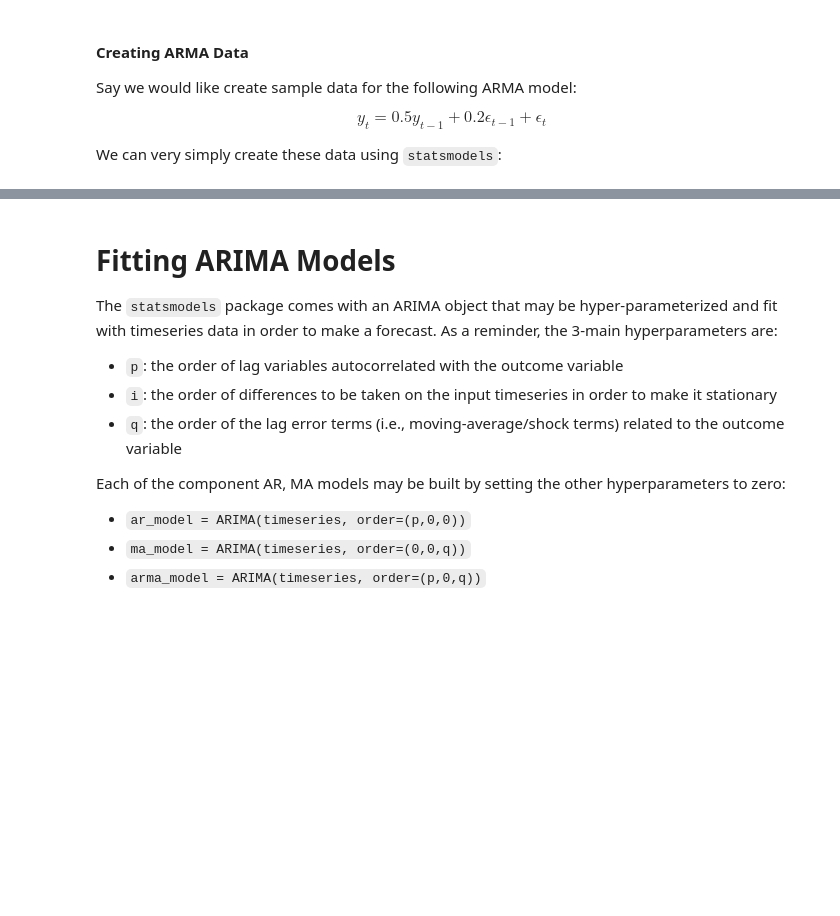
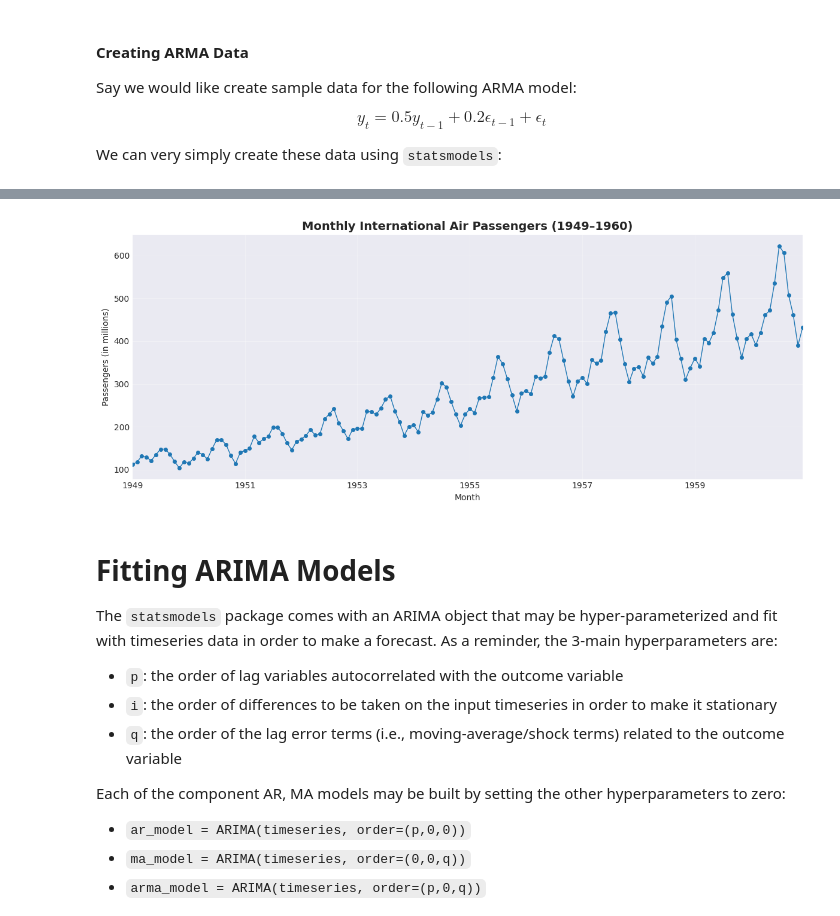
Before and after one commit to kdonavin/meta-prophet-guide, a Jupyter notebook: NOTES/ARIMA_guide.ipynb, the cells around one changed output, grey strips where cells are left out. Saved outputs shown, nothing was run; the diff lists cells and outputs as text; code cells hidden in the pictures; blank space fills up the shorter version.

```diff
--- a/NOTES/ARIMA_guide.ipynb
+++ b/NOTES/ARIMA_guide.ipynb
@@ -509,3 +589,37 @@ A timeseries may be _integrated_ by differencing in order to achieve stationary
+# %%
+import matplotlib.dates as mdates
+from matplotlib.ticker import FuncFormatter
+
+# Load CSV and parse the 'ds' date column
+df = pd.read_csv("DATA/air_passengers.csv", parse_dates=["ds"])
+
+# Set the datetime index and select the value column
+df.set_index("ds", inplace=True)
+series = df["y"].astype(float)
+
+# Plot style and figure
+plt.style.use("seaborn-v0_8-darkgrid")
+fig, ax = plt.subplots(figsize=(12, 5))
+
+# Plot the series with markers for readability
+series.plot(ax=ax, color="tab:blue", linewidth=1, marker="o", markersize=4)
+
+# Titles and labels
+ax.set_title("Monthly International Air Passengers (1949–1960)", fontsize=14, weight="bold")
+ax.set_xlabel("Month")
+ax.set_ylabel("Passengers (in millions)")
+
+# Format y-axis with thousands separator
+ax.yaxis.set_major_formatter(FuncFormatter(lambda x, pos: f"{int(x):,}"))
+
+# Optional: minor ticks every 3 months for reference
+ax.xaxis.set_minor_locator(mdates.MonthLocator(bymonth=[1,4,7,10]))
+ax.grid(True, which="major", alpha=0.3)
+
+plt.tight_layout()
+plt.show()
+# %% [output]
+[figure, added]
 # %% [markdown]
 # Fitting ARIMA Models
 
```
Also changed, not shown: parts of 6 cells of this notebook.
